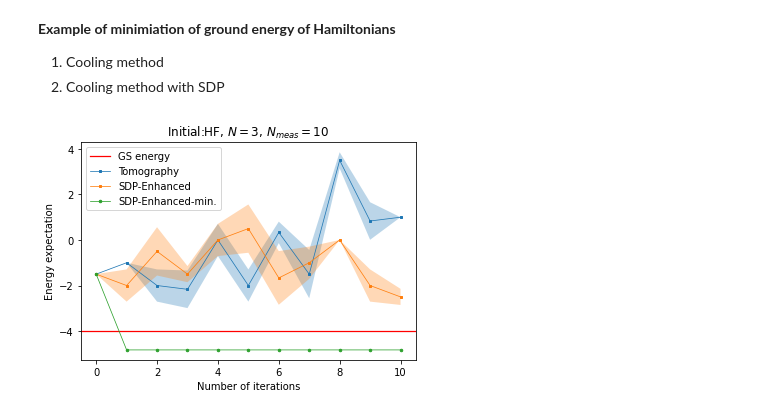
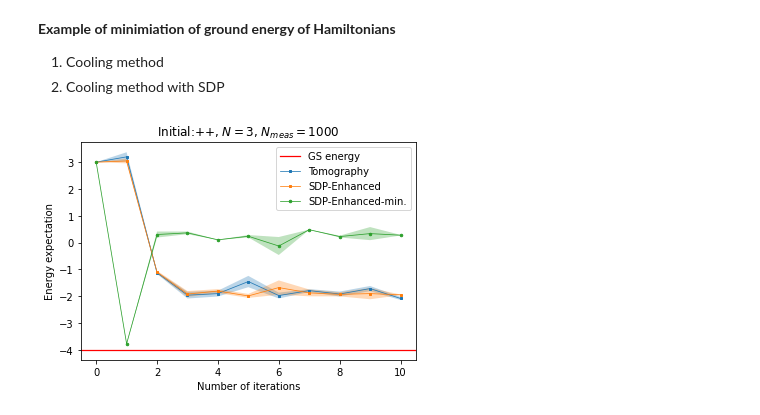
Before and after one commit to ZheruiWANG/SDP-for-VQE, a Jupyter notebook: More-Qubit Pro v3.0/algorithmic_cooling_final.ipynb, the cells around one changed output. Drawn from its saved outputs; the diff is of its cells as text; code cells hidden in the pictures.

```diff
--- a/More-Qubit Pro v3.0/algorithmic_cooling_final.ipynb
+++ b/More-Qubit Pro v3.0/algorithmic_cooling_final.ipynb
@@ -269,9 +269,6 @@ def find_h_best(dm_dict, h_set, H_global_list, N, M, K):
         for commutator in commutator_1st_list:
             relevant_index = get_reduced_pauli_strings(commutator[1])
             rho = dm_dict[tuple(relevant_index)] # reduced density matrices
-            #print(np.shape(rho))
-            if np.shape(rho) == ():
-                print(relevant_index)
             commutator_sub = commutator[1].replace('I', '')
             exp = np.trace(np.matmul(np.array(pauliToMatrix(commutator_sub)), np.array(rho)))
             B_tmp += exp*commutator[0]
@@ -290,8 +287,8 @@ def find_h_best(dm_dict, h_set, H_global_list, N, M, K):
         for commutator in commutator_2nd_list:
             relevant_index = get_reduced_pauli_strings(commutator[1])
             rho = dm_dict[tuple(relevant_index)] # reduced density matrices
-            if np.shape(rho) == ():
-                print(relevant_index)
+            # if np.shape(rho) == ():
+            #     print(relevant_index)
             commutator_sub = commutator[1].replace('I', '')
             exp = np.trace(np.matmul(np.array(pauliToMatrix(commutator_sub)), np.array(rho)))
             A_tmp += exp*commutator[0]
@@ -393,7 +390,7 @@ def find_layer_operator(dm_Mbody, meas_dataset, input_state, N_meas,
                     dm.append(np.array(q_tomography_dm(index, meas_dataset_new, N)))
                 dm_hat = dm.copy()
 
-            dm_dict = get_rdm_dict(dm_hat, meas_dataset_new, h_set, H_global_list, N, M, K)
+            dm_dict = get_rdm_dict(dm_hat, meas_dataset_new, h_set, H_global_list, N, M, K, model_type)
             h_best, B, t_opt, decrease = find_h_best(dm_dict, h_set, H_global_list, N, M, K)
 
         layer_operators[ tuple([i for i, char in enumerate(h_best) if char != 'I']) ] = tuple((h_best, B, t_opt, decrease))
@@ -872,34 +871,34 @@ H_local_list = ['XX','YY'] # Pauli string representation of the local Hamiltonia
 model_type = 'closed'
 M = 2 # Number of qubits of subsystems
 G = 3 # Number of qubits of partial global system (C1)
 
 N_opt = 10 # Number of iterations of cooling
 num_of_shots = 2 # Number of experiments we do
 
 data = []
 for N in [3]: # Number of qubits of the entire system
-    for N_meas in [10]: # Number of measurements in all basis each loop
-        for initial_guess in ['HF']:
+    for N_meas in [1000]: # Number of measurements in all basis each loop
+        for initial_guess in ['++']:
             avg_expH, std_expH, avg_expH_enhanced, std_expH_enhanced, avg_expH_enhanced_SDPvalue, std_expH_enhanced_SDPvalue, ground_state_energy = main(initial_guess, N_opt, N_meas, num_of_shots,
                                                                                                                                                 N, M, G, H_local_list, model_type)
             for i in list(range(N_opt+1)):
                 # Save data to Panda DataFrame
                 df = {
                     'N_opt': i,
                     'avg_expH': avg_expH[i],
                     'std_expH': std_expH[i],
                     'avg_expH_enhanced': avg_expH_enhanced[i],
                     'std_expH_enhanced': std_expH_enhanced[i],
                     'avg_expH_enhanced_SDPvalue': avg_expH_enhanced_SDPvalue[i],
                     'std_expH_enhanced_SDPvalue': std_expH_enhanced_SDPvalue[i],
                     'N': N,
                     'N_meas': N_meas,
                     'Initial_state': initial_guess
                 }
                 data.append(df)
 
 df = pd.DataFrame(data)
 df.to_csv('experiment_data.csv', index=False) # Save the DataFrame to a CSV file
 # %% [output]
-[figure, old version]
+[figure, new version]
 # %%
```
Also changed, not shown: parts of 6 cells of this notebook, 9 other files.
